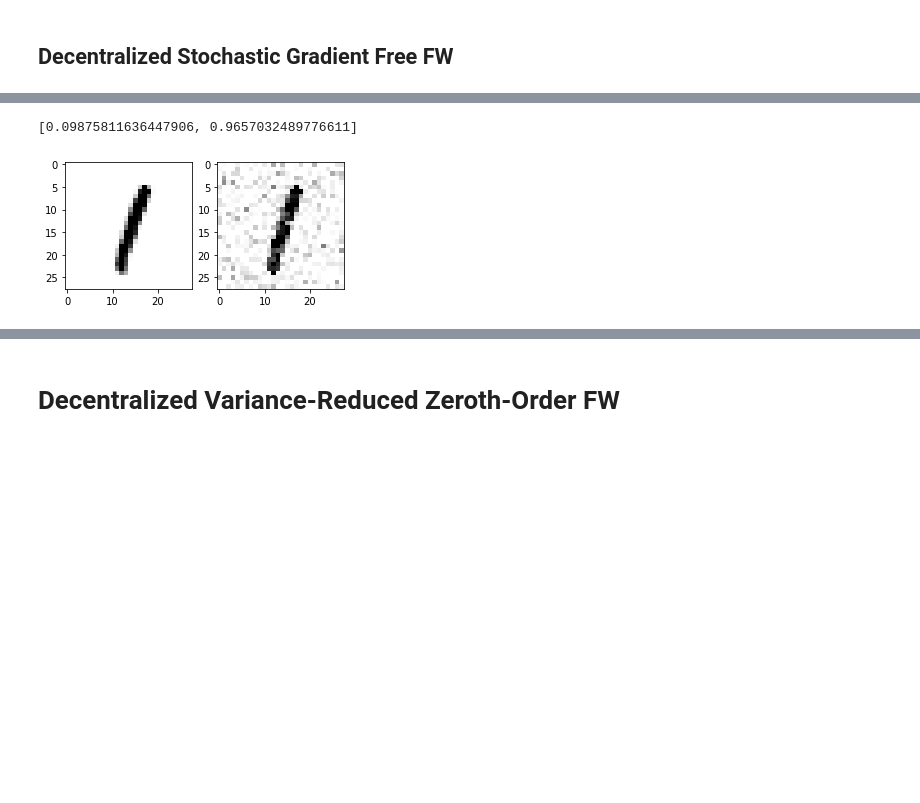
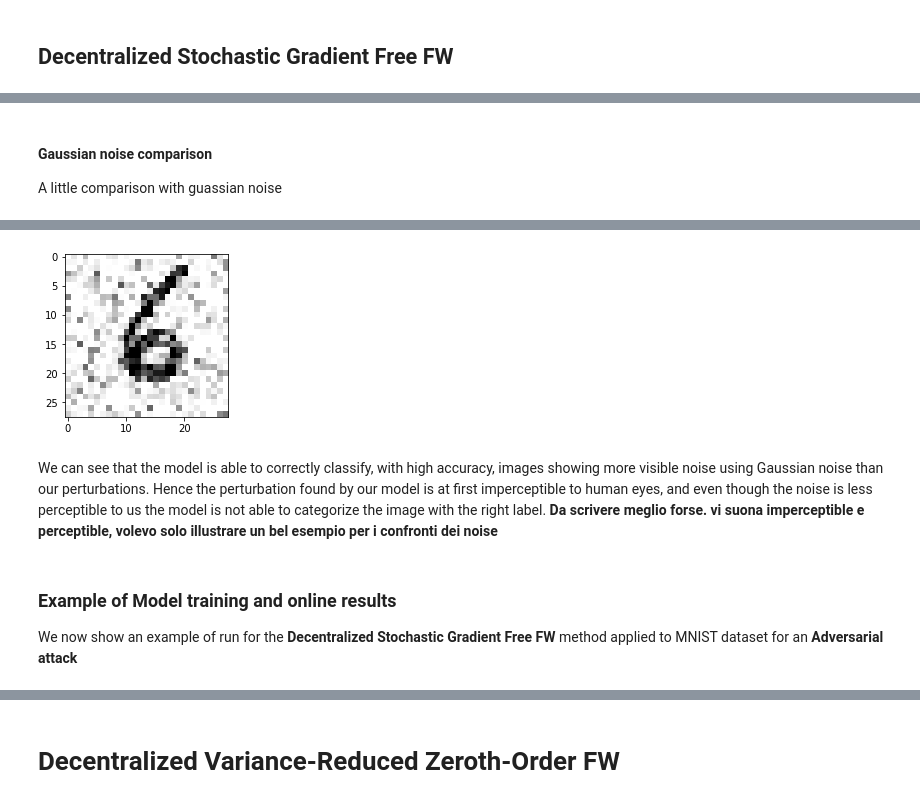
Before and after one commit to silviapoletti/Universal-Adversarial-Perturbation-starring-Frank-Wolfe, a Jupyter notebook: src/perturbation_notebook.ipynb, the cells around one changed output, grey strips where cells are left out. Drawn from its saved outputs; the diff is of its cells as text; code cells hidden in the pictures; blank space fills up the shorter version.

```diff
--- a/src/perturbation_notebook.ipynb
+++ b/src/perturbation_notebook.ipynb
@@ -149,6 +82,14 @@ lenet5.model.evaluate(data, labels)
+# %% [markdown]
+#### Gaussian noise comparison
+
+A little comparison with guassian noise
 # %%
 # Gaussian noise
-gaussian_noise_data = data + np.random.normal(0, 0.2, data.shape)
+gaussian_noise_data = right_pred_data + np.random.normal(0, 0.3, right_pred_data.shape)
 gaussian_noise_data = np.clip(gaussian_noise_data, 0., 1.)
-lenet5.model.evaluate(gaussian_noise_data, labels)
+lenet5.model.evaluate(gaussian_noise_data, right_pred_labels)
+guass_noise_image = gaussian_noise_data[idx_image]
+fig, ax = plt.subplots(figsize=(3, 3))
+ax.imshow(guass_noise_image, cmap='Greys')
+plt.show()
 # %% [output]
@@ -156 +97 @@ lenet5.model.evaluate(gaussian_noise_data, labels)
-[0.09875811636447906, 0.9657032489776611]
+[figure, added]
@@ -159,9 +98,7 @@ gaussian_noise_data.shape
-# %%
-gaussian_noise = np.random.normal(0, 0.2, (28,28))
-fig, ax = plt.subplots(1, 2,figsize=(5, 5))
-ax[0].imshow(image, cmap='Greys')
-ax[1].imshow(np.clip(image+gaussian_noise, 0.,1.), cmap='Greys')
-plt.savefig(f"./gaussian_noise_{10000}", bbox_inches="tight")
-plt.show()
-# %% [output]
-[figure, removed]
+# %% [markdown]
+We can see that the model is able to correctly classify, with high accuracy, images showing more visible noise using Gaussian noise than our perturbations.
+Hence the perturbation found by our model is at first imperceptible to human eyes, and even though the noise is less perceptible to us the model is not able to categorize the image with the right label. **Da scrivere meglio forse. vi suona imperceptible e perceptible, volevo solo illustrare un bel esempio per i confronti dei noise**
+# %% [markdown]
+### Example of Model training and online results
+
+We now show an example of run for the **Decentralized Stochastic Gradient Free FW** method applied to MNIST dataset for an **Adversarial attack**
```
Also changed, not shown: parts of 29 cells of this notebook, 2 other files.
